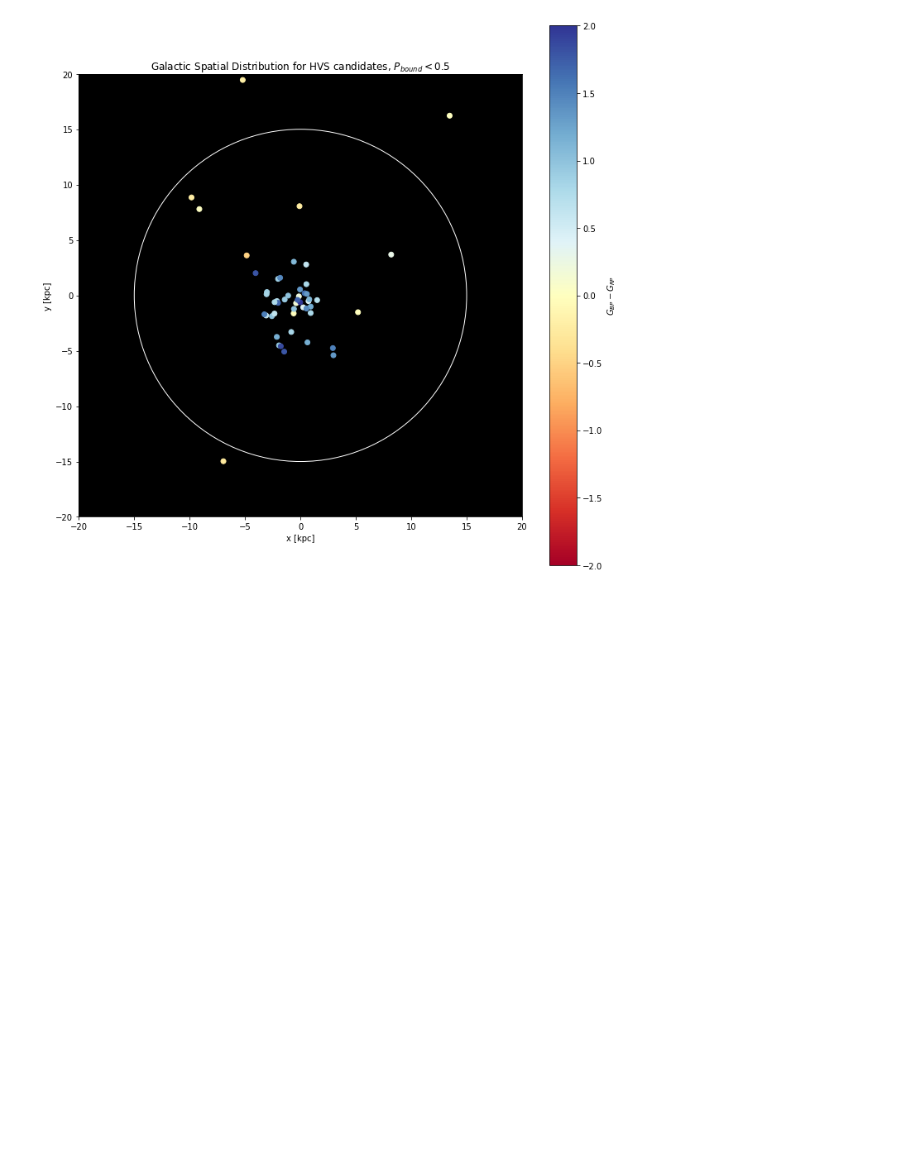
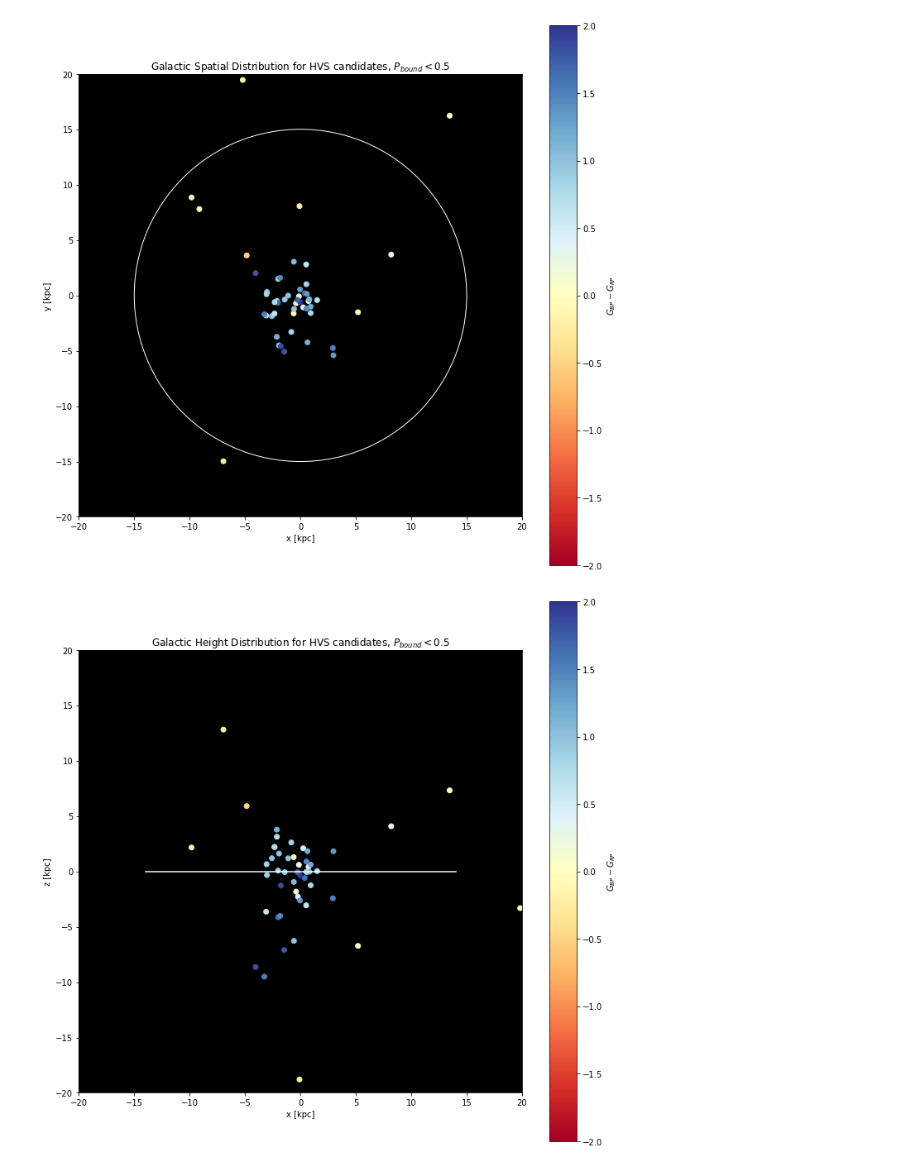
Before and after one commit to bzh-bzh/astro160-report, a Jupyter notebook: Open Fast Stars Catalog.ipynb, the cells around one changed output. Saved outputs shown, nothing was run; the diff lists cells and outputs as text; code cells hidden in the pictures; blank space fills up the shorter version.

Commit message:
Add gal height dist for OFSC.

```diff
--- a/Open Fast Stars Catalog.ipynb
+++ b/Open Fast Stars Catalog.ipynb
@@ -70,6 +70,7 @@ ax.set_xscale('log')
 # %%
 x_coords = [c.cartesian.x.value for c in open_fast_stars.skycoords]
 y_coords = [c.cartesian.y.value for c in open_fast_stars.skycoords]
+z_coords = [c.cartesian.z.value for c in open_fast_stars.skycoords]
 # %%
 plt.figure(figsize=(12,12))
 fig = plt.scatter(x_coords, y_coords, c=open_fast_stars.Color.str.split(',', expand=True)[0], cmap='RdYlBu', vmin=-2, vmax=2)
@@ -112,3 +113,23 @@ plt.title("Galactic Spatial Distribution for HVS candidates, $P_{bound} < 0.5$")
 plt.savefig('gal_xy_zoomed.pdf')
 # %% [output]
 [figure]
+# %%
+plt.figure(figsize=(12,12))
+plt.scatter(x_coords, z_coords, c=open_fast_stars.Color.str.split(',', expand=True)[0], cmap='RdYlBu', vmin=-2, vmax=2)
+plt.xlim(-20, 20)
+plt.ylim(-20, 20)
+plt.xlabel("x [kpc]")
+plt.ylabel("z [kpc]")
+plt.colorbar(label='$G_{BP} - G_{RP}$')
+plt.axhline(color='white', xmin=0.15, xmax=0.85)
+
+
+ax = plt.gca()
+ax.set_facecolor('black')
+ax.set_aspect('equal')
+
+plt.title("Galactic Height Distribution for HVS candidates, $P_{bound} < 0.5$")
+
+plt.savefig('gal_xz_zoomed.pdf')
+# %% [output]
+[figure, added]
```
